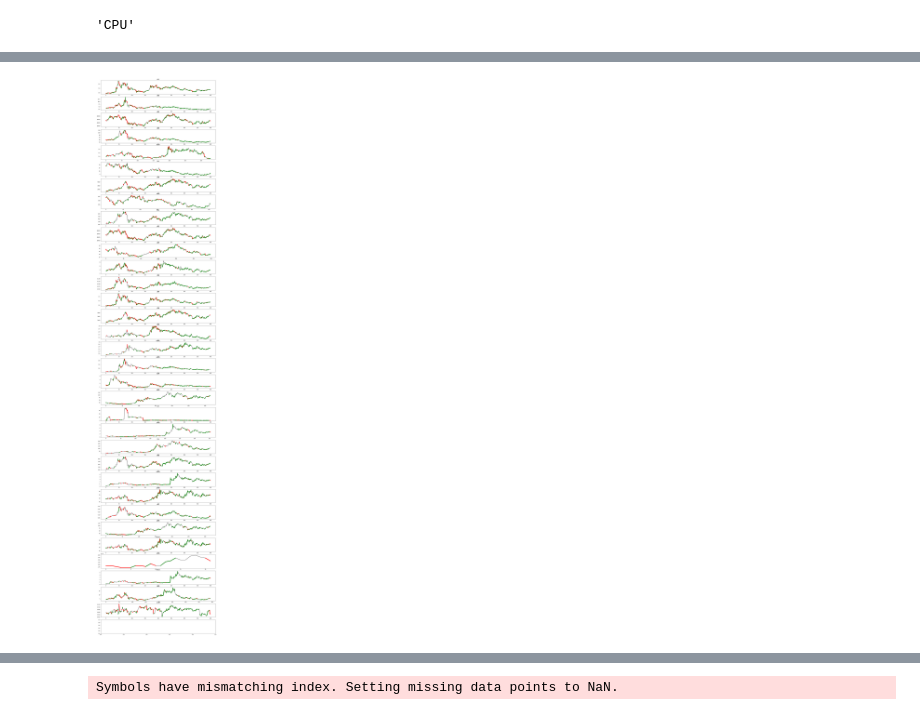
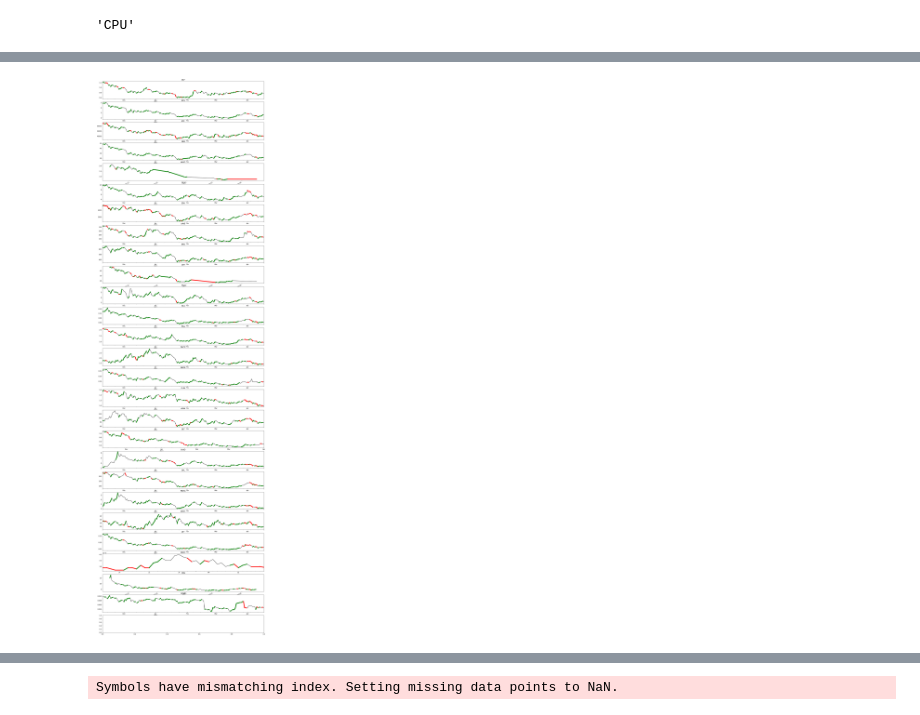
Before and after one commit to MatiasEtcheve/crypto_prediction, a Jupyter notebook: random_forests/comparison.ipynb, the cells around one changed output, grey strips where cells are left out. Drawn from its saved outputs; the diff is of its cells as text; code cells hidden in the pictures.

```diff
--- a/random_forests/comparison.ipynb
+++ b/random_forests/comparison.ipynb
@@ -247,48 +95,54 @@ LUNA (400, 99)
 # %%
+reload(utils)
+
 m = len(test_datapoints)
 plot = True
-metrics = []
 
 if plot:
     fig, axs = plt.subplots(m + 1, figsize=(20, 3 * m))
 
 tf.config.run_functions_eagerly(True)
-for index, dp in enumerate(test_datapoints):
-    predictions = rf.predict(dp.features[:, 6:])
+for index, dp in enumerate(test_datapoints[:m]):
+    last_n_points = -1
+
+    features = dp.features[-last_n_points:, :]
+    predictions = dp.predict_from(rf)[-last_n_points:]
+    labels = dp.labels[-last_n_points:]
+    df = dp.df[-last_n_points:]
+
     dp.recall = recall_score(
-        dp.labels.reshape(-1, 1),
+        labels.reshape(-1, 1),
         predictions.reshape(-1, 1),
     )
     dp.precision = precision_score(
-        dp.labels.reshape(-1, 1),
+        labels.reshape(-1, 1),
         predictions.reshape(-1, 1),
         zero_division=0,
     )
     dp.accuracy = accuracy_score(
-        dp.labels.reshape(-1, 1),
+        labels.reshape(-1, 1),
         predictions.reshape(-1, 1),
     )
 
     if plot:
         close_idx = 3
-        axs[index].plot(dp.features[:, close_idx], color="black")
+        df["Close"].plot(color="black", ax=axs[index])
+        color = np.array(["red", "green"])[
+            ((df["Open"] < df["Close"]).astype(np.int32).to_numpy())
+        ]
+
         for idx, up in enumerate(predictions):
             if up and idx > 0:
-                color = (
-                    "green"
-                    if dp.features[idx - 1, close_idx] < dp.features[idx, close_idx]
-                    else "red"
-                )
                 axs[index].plot(
-                    [idx - 1, idx],
-                    dp.features[idx - 1 : idx + 1, close_idx],
-                    color=color,
+                    df.index[idx - 1:idx+1],
+                    df["Close"][idx - 1 : idx + 1],
+                    color=color[idx],
                     linewidth=5,
                 )
-        axs[index].set_title(f"{dp.ticker}")
+        axs[index].set_title(dp.ticker)
 plt.show()
 # %% [output]
-[figure, old version]
+[figure, new version]
 # %%
 test_datapoints.sort(key=lambda x: x.precision, reverse=True)
 for dp in test_datapoints:
```
Also changed, not shown: parts of 8 cells of this notebook, 38 other files.
